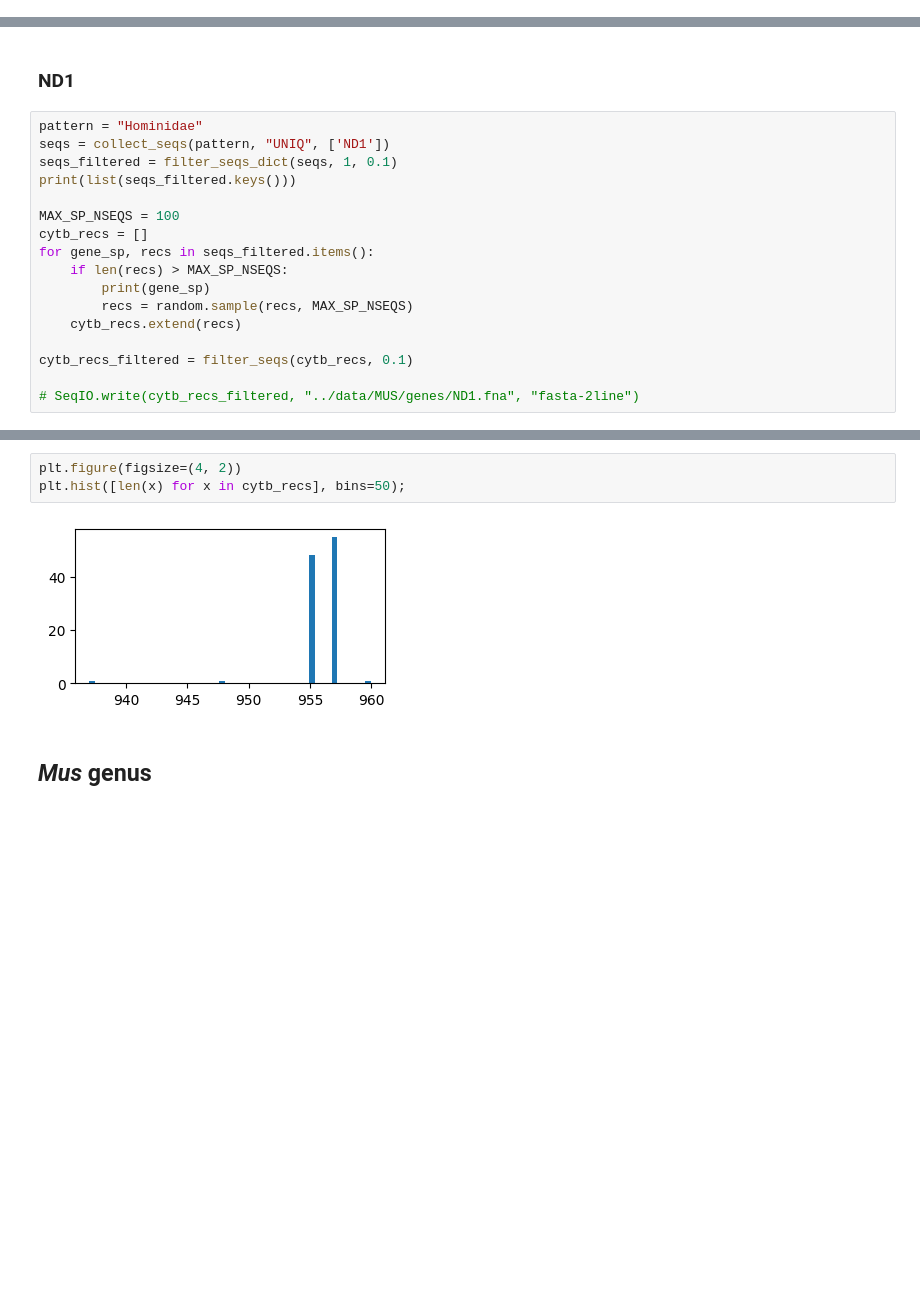
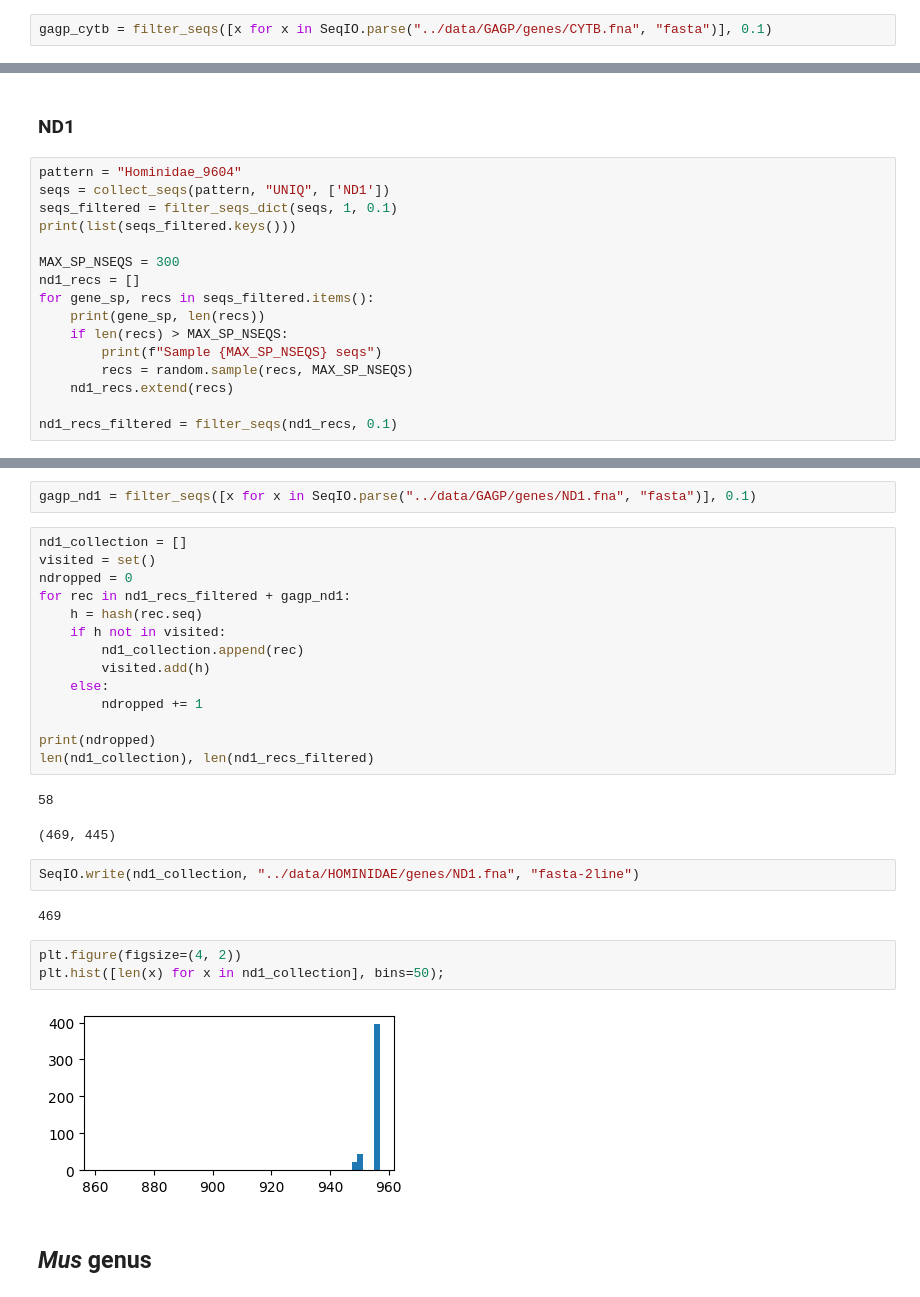
Before and after one commit to mitoclub/nemu-pipeline, a Jupyter notebook: notebooks/prepare_beasts_datasets.ipynb, the cells around one changed output, grey strips where cells are left out. Cells and saved outputs as stored; diff of their text form; blank space fills up the shorter version.

```diff
--- a/notebooks/prepare_beasts_datasets.ipynb
+++ b/notebooks/prepare_beasts_datasets.ipynb
@@ -96,0 +94,2 @@ Cytb__Gorilla_beringei 8
+# %%
+gagp_cytb = filter_seqs([x for x in SeqIO.parse("../data/GAGP/genes/CYTB.fna", "fasta")], 0.1)
@@ -102,20 +122,19 @@ plt.hist([len(x) for x in cytb_recs], bins=50);
 # %% [markdown]
 ### ND1
 # %%
-pattern = "Hominidae"
+pattern = "Hominidae_9604"
 seqs = collect_seqs(pattern, "UNIQ", ['ND1'])
 seqs_filtered = filter_seqs_dict(seqs, 1, 0.1)
 print(list(seqs_filtered.keys()))
 
-MAX_SP_NSEQS = 100
-cytb_recs = []
+MAX_SP_NSEQS = 300
+nd1_recs = []
 for gene_sp, recs in seqs_filtered.items():
+    print(gene_sp, len(recs))
     if len(recs) > MAX_SP_NSEQS:
-        print(gene_sp)
+        print(f"Sample {MAX_SP_NSEQS} seqs")
         recs = random.sample(recs, MAX_SP_NSEQS)
-    cytb_recs.extend(recs)
+    nd1_recs.extend(recs)
 
-cytb_recs_filtered = filter_seqs(cytb_recs, 0.1)
-
-# SeqIO.write(cytb_recs_filtered, "../data/MUS/genes/ND1.fna", "fasta-2line")
+nd1_recs_filtered = filter_seqs(nd1_recs, 0.1)
 # %% [output]
@@ -124,8 +151,31 @@ cytb_recs_filtered = filter_seqs(cytb_recs, 0.1)
+# %%
+gagp_nd1 = filter_seqs([x for x in SeqIO.parse("../data/GAGP/genes/ND1.fna", "fasta")], 0.1)
+# %%
+nd1_collection = []
+visited = set()
+ndropped = 0
+for rec in nd1_recs_filtered + gagp_nd1:
+    h = hash(rec.seq)
+    if h not in visited:
+        nd1_collection.append(rec)
+        visited.add(h)
+    else:
+        ndropped += 1
+
+print(ndropped)
+len(nd1_collection), len(nd1_recs_filtered)
+# %% [output]
+58
+(469, 445)
+# %%
+SeqIO.write(nd1_collection, "../data/HOMINIDAE/genes/ND1.fna", "fasta-2line")
+# %% [output]
+469
 # %%
 plt.figure(figsize=(4, 2))
-plt.hist([len(x) for x in cytb_recs], bins=50);
+plt.hist([len(x) for x in nd1_collection], bins=50);
 # %% [output]
-[figure, old version]
+[figure, new version]
 # %% [markdown]
 ## *Mus* genus
 # %% [markdown]
```
Also changed, not shown: parts of 31 cells of this notebook.
